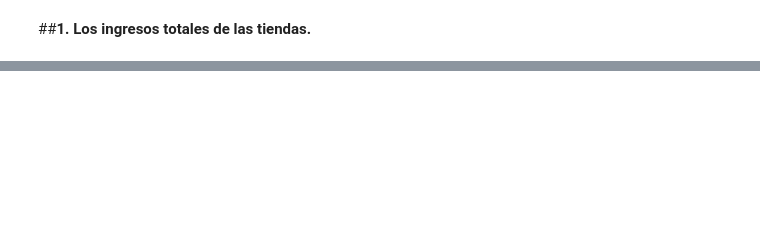
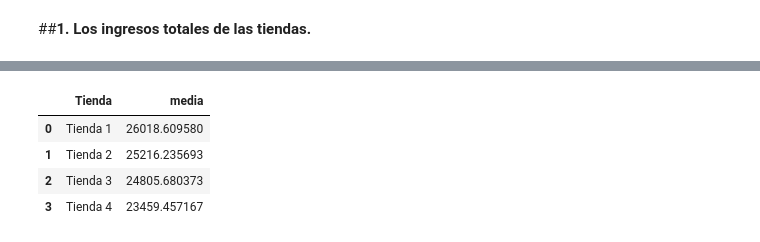
Before and after one commit to Angelthebestone/Challenge-amigo-secreto-ONEG9, a Jupyter notebook: Practicando_Python_para_Data_Science_Challenge_Alura_Store.ipynb, the cells around one changed output, grey strips where cells are left out. Cells and saved outputs as stored; diff of their text form; code cells hidden in the pictures; blank space fills up the shorter version.

```diff
--- a/Practicando_Python_para_Data_Science_Challenge_Alura_Store.ipynb
+++ b/Practicando_Python_para_Data_Science_Challenge_Alura_Store.ipynb
@@ -274,0 +464,13 @@ A continuación vamos a discutir cada uno de los puntos.
+# %%
+# @title
+valoracion_por_tienda = []
+def valoración_media(df_valoracion, numero_de_tienda):
+  medias = df_valoracion['Calificación'].mean()
+  return {'tienda' : f"Valoración media tienda {numero_de_tienda}", 'media' : medias}
+
+for m, media in enumerate(tiendas):
+  resultado = valoración_media(media, m+1)
+  valoracion_por_tienda.append(resultado)
+
+df_media = pd.DataFrame(valoracion_por_tienda).sort_values(by="media", ascending=False)
+df_media
@@ -274,0 +487,20 @@ A continuación vamos a discutir cada uno de los puntos.
+# %%
+# @title
+costo_por_envio = []
+def valor_promedio_envio(df_costo_envio, numero_de_tienda):
+  medias = df_costo_envio['Costo de envío'].mean()
+  return {'Tienda' : f"Tienda {numero_de_tienda}", 'media' : medias}
+
+for m, tienda in enumerate(tiendas):
+  resultado = valor_promedio_envio(tienda, m+1)
+  costo_por_envio.append(resultado)
+
+df_envio = pd.DataFrame(costo_por_envio).sort_values(by="media", ascending=False)
+df_envio.plot(x='Tienda',
+              y='media', kind='bar',
+              figsize=(14,10),
+              color='green',
+              title='Costo de Envío Promedio por Tienda',
+              ylabel="tiendas",
+              xlabel='costo promedio(COP)',
+              rot = 0)
@@ -274,0 +510,9 @@ A continuación vamos a discutir cada uno de los puntos.
+# %%
+# @title
+df_envio
+# %% [output]
+|  | Tienda | media |
+| 0 | Tienda 1 | 26018.609580 |
+| 1 | Tienda 2 | 25216.235693 |
+| 2 | Tienda 3 | 24805.680373 |
+| 3 | Tienda 4 | 23459.457167 |
```
Also changed, not shown: parts of 30 cells of this notebook.
